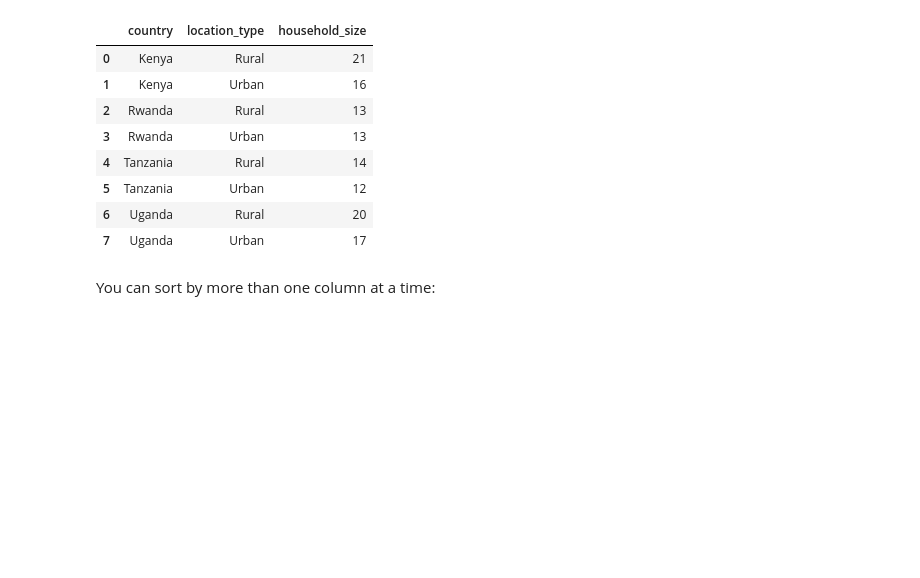
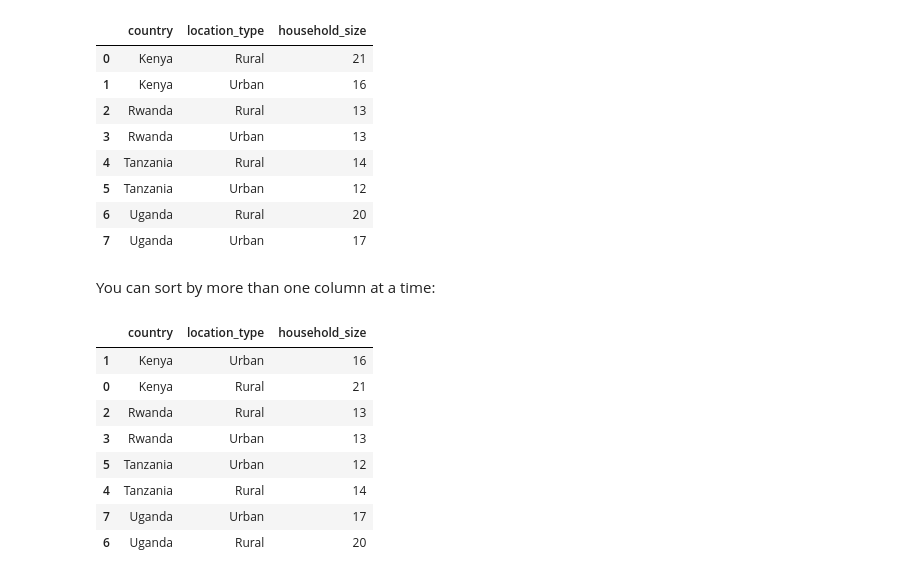
Before and after one commit to AubreyJohns/python_pandas, a Jupyter notebook: Pandas.ipynb, the cells around one changed output. Drawn from its saved outputs; the diff is of its cells as text; code cells hidden in the pictures; blank space fills up the shorter version.

```diff
--- a/Pandas.ipynb
+++ b/Pandas.ipynb
@@ -1358,3 +1409,15 @@ financial_multi_index_reset.sort_index()
 | 7 | Uganda | Urban | 17 |
 # %% [markdown]
 You can sort by more than one column at a time:
+# %%
+financial_multi_index_reset.sort_values(by = ['country', 'household_size'])
+# %% [output]
+|  | country | location_type | household_size |
+| 1 | Kenya | Urban | 16 |
+| 0 | Kenya | Rural | 21 |
+| 2 | Rwanda | Rural | 13 |
+| 3 | Rwanda | Urban | 13 |
+| 5 | Tanzania | Urban | 12 |
+| 4 | Tanzania | Rural | 14 |
+| 7 | Uganda | Urban | 17 |
+| 6 | Uganda | Rural | 20 |
```
Also changed, not shown: parts of 7 cells of this notebook, 1 other file.
